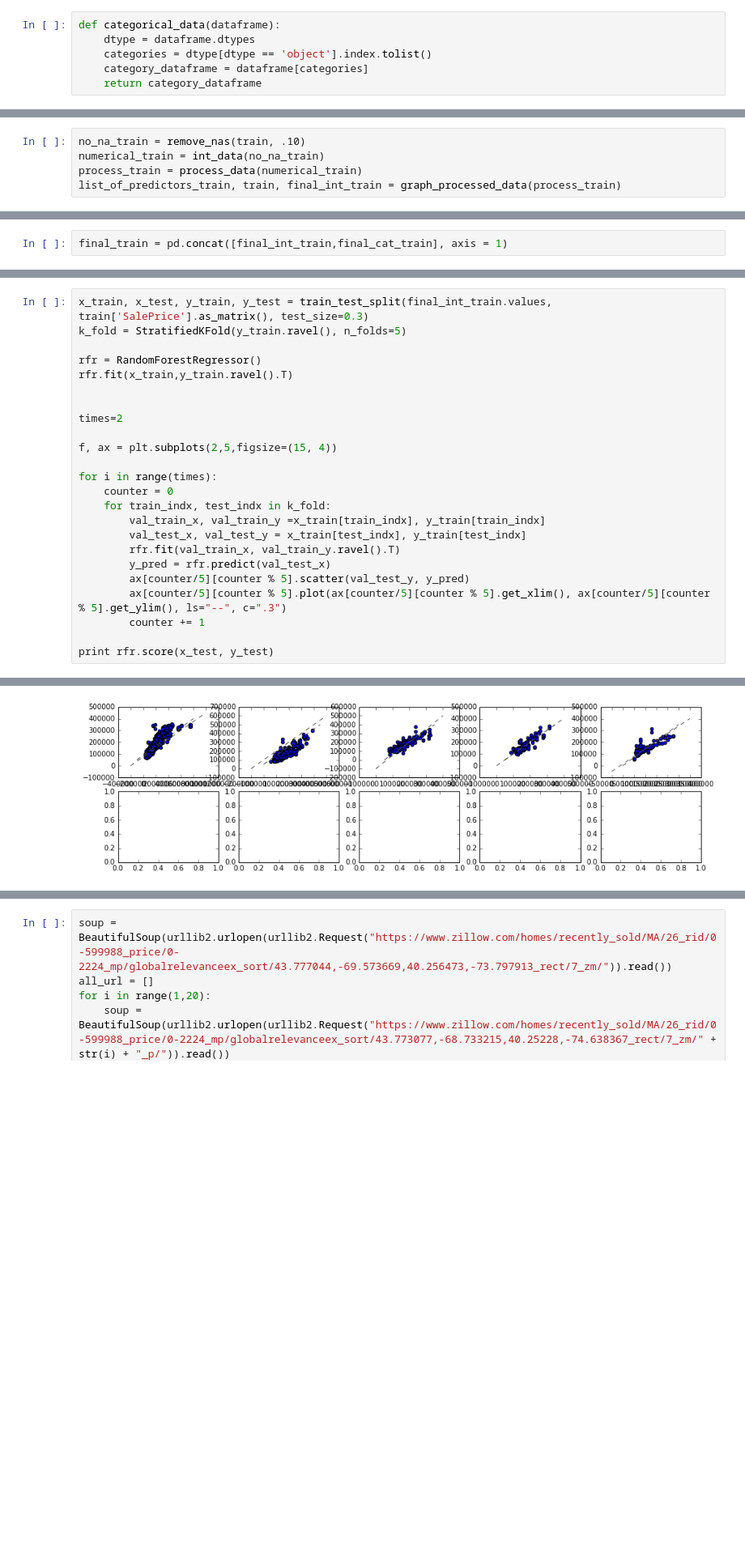
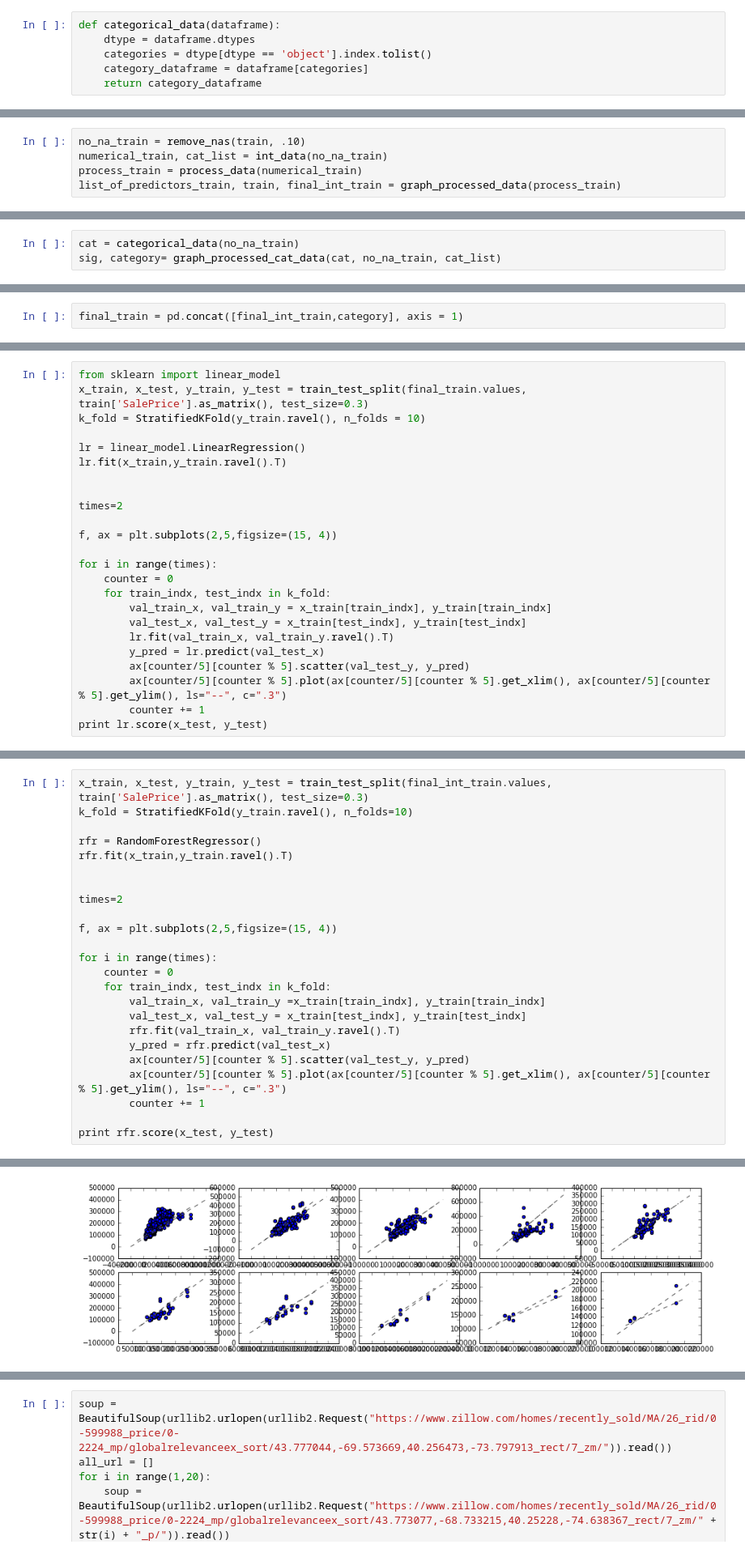
Before and after one commit to jla2689/Collecting-Census-Data, a Jupyter notebook: Housing_Price.ipynb, the cells around one changed output, grey strips where cells are left out. Shown: that part at 81% size. Saved outputs shown, nothing was run; the diff lists cells and outputs as text; blank space fills up the shorter version.

```diff
--- a/Housing_Price.ipynb
+++ b/Housing_Price.ipynb
@@ -82,6 +134,6 @@ def categorical_data(dataframe):
 # %%
 no_na_train = remove_nas(train, .10)
-numerical_train = int_data(no_na_train)
+numerical_train, cat_list = int_data(no_na_train)
 process_train = process_data(numerical_train)
 list_of_predictors_train, train, final_int_train = graph_processed_data(process_train)
 # %% [output]
@@ -114,0 +141,3 @@ final_cat_train = cat[sig_list]
+# %%
+cat = categorical_data(no_na_train)
+sig, category= graph_processed_cat_data(cat, no_na_train, cat_list)
@@ -132,5 +154,5 @@ See the caveats in the documentation: http://pandas.pydata.org/pandas-docs/stabl
 # %%
-final_train = pd.concat([final_int_train,final_cat_train], axis = 1)
+final_train = pd.concat([final_int_train,category], axis = 1)
 # %%
 from sklearn import linear_model
 x_train, x_test, y_train, y_test = train_test_split(final_int_train.values, train['SalePrice'].as_matrix(), test_size=0.3)
@@ -160,0 +183,24 @@ print lr.score(x_test, y_test)
+# %%
+from sklearn import linear_model
+x_train, x_test, y_train, y_test = train_test_split(final_train.values, train['SalePrice'].as_matrix(), test_size=0.3)
+k_fold = StratifiedKFold(y_train.ravel(), n_folds = 10)
+
+lr = linear_model.LinearRegression()
+lr.fit(x_train,y_train.ravel().T)
+
+
+times=2
+
+f, ax = plt.subplots(2,5,figsize=(15, 4))
+
+for i in range(times):
+    counter = 0
+    for train_indx, test_indx in k_fold:
+        val_train_x, val_train_y = x_train[train_indx], y_train[train_indx]
+        val_test_x, val_test_y = x_train[test_indx], y_train[test_indx]
+        lr.fit(val_train_x, val_train_y.ravel().T)
+        y_pred = lr.predict(val_test_x)
+        ax[counter/5][counter % 5].scatter(val_test_y, y_pred)
+        ax[counter/5][counter % 5].plot(ax[counter/5][counter % 5].get_xlim(), ax[counter/5][counter % 5].get_ylim(), ls="--", c=".3")
+        counter += 1
+print lr.score(x_test, y_test)
@@ -161,6 +210,6 @@ print lr.score(x_test, y_test)
 # %%
 x_train, x_test, y_train, y_test = train_test_split(final_int_train.values, train['SalePrice'].as_matrix(), test_size=0.3)
-k_fold = StratifiedKFold(y_train.ravel(), n_folds=5)
+k_fold = StratifiedKFold(y_train.ravel(), n_folds=10)
 
 rfr = RandomForestRegressor()
 rfr.fit(x_train,y_train.ravel().T)
@@ -187,2 +236,2 @@ print rfr.score(x_test, y_test)
-[figure, old version]
+[figure, new version]
 # %%
```
Also changed, not shown: parts of 17 cells of this notebook.
